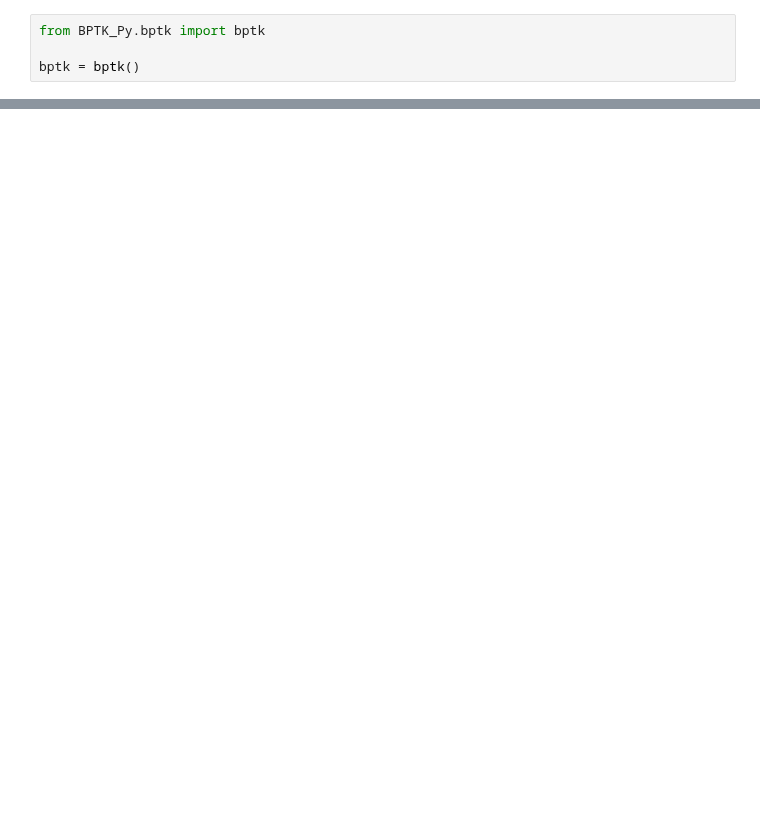
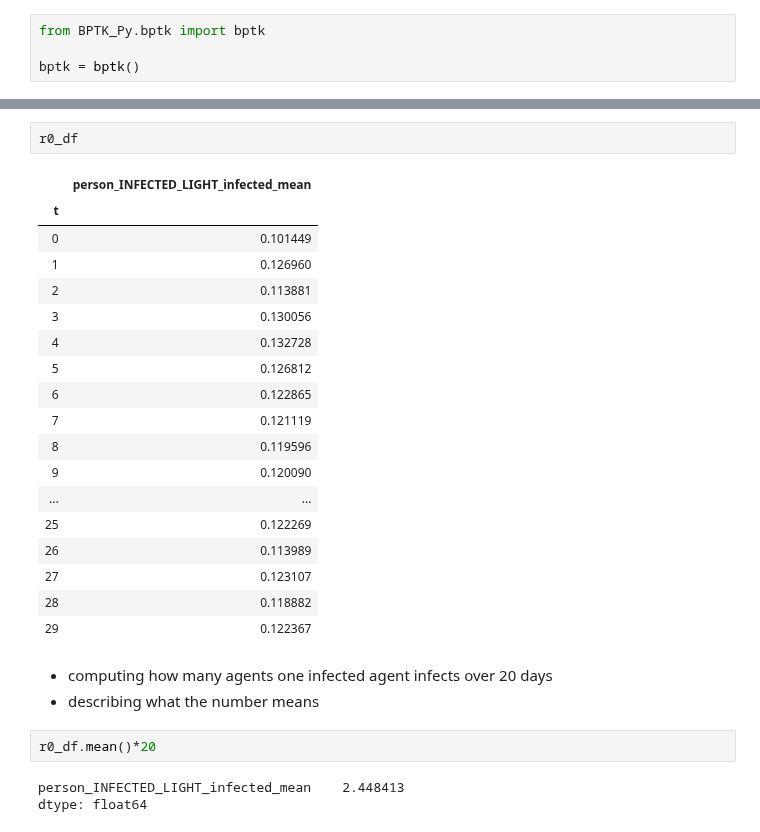
Before and after one commit to transentis/sim-covid-19, a Jupyter notebook: abm/abm_prototype.ipynb, the cells around one changed output, grey strips where cells are left out. Saved outputs shown, nothing was run; the diff lists cells and outputs as text; blank space fills up the shorter version.

```diff
--- a/abm/abm_prototype.ipynb
+++ b/abm/abm_prototype.ipynb
@@ -54,0 +111,29 @@ dtype: float64
+# %%
+r0_df
+# %% [output]
+|  | person_INFECTED_LIGHT_infected_mean |
+| t |  |
+| 0 | 0.101449 |
+| 1 | 0.126960 |
+| 2 | 0.113881 |
+| 3 | 0.130056 |
+| 4 | 0.132728 |
+| 5 | 0.126812 |
+| 6 | 0.122865 |
+| 7 | 0.121119 |
+| 8 | 0.119596 |
+| 9 | 0.120090 |
+| ... | ... |
+| 25 | 0.122269 |
+| 26 | 0.113989 |
+| 27 | 0.123107 |
+| 28 | 0.118882 |
+| 29 | 0.122367 |
+# %% [markdown]
+- computing how many agents one infected agent infects over 20 days
+- describing what the number means
+# %%
+r0_df.mean()*20
+# %% [output]
+person_INFECTED_LIGHT_infected_mean    2.448413
+dtype: float64
```
Also changed, not shown: parts of 13 cells of this notebook, 3 other files.
